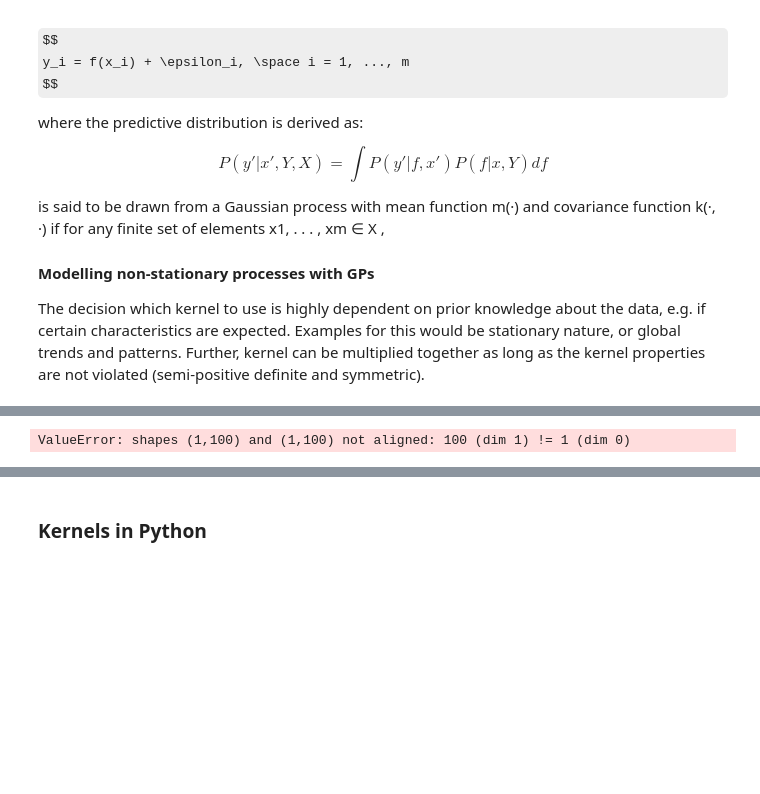
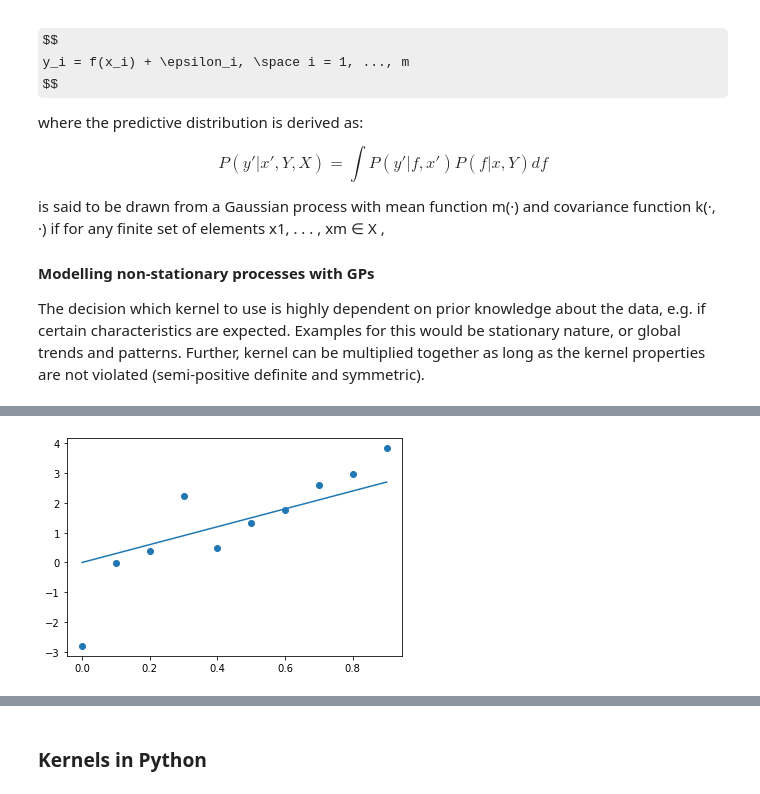
Before and after one commit to jackleekopij/Signal_processing, a Jupyter notebook: Gaussian Processes.ipynb, the cells around one changed output, grey strips where cells are left out. Saved outputs shown, nothing was run; the diff lists cells and outputs as text; code cells hidden in the pictures; some formulas as TeX source; blank space fills up the shorter version.

Commit message:
Added GP process using RBF kernel"

```diff
--- a/Gaussian Processes.ipynb
+++ b/Gaussian Processes.ipynb
@@ -150,16 +150,16 @@ plt.scatter(x,y)
 # %%
 # do Gaussian process regression
-kernel = k.DotProduct(sigma_0 = 0)
+kernel = k.DotProduct(sigma_0 = 200)
 gp = GaussianProcessRegressor(kernel=kernel).fit(np.atleast_2d(x).T,y)
 
 
-y_mean, y_std = gp.predict([x], return_std=True)
+y_mean, y_std = gp.predict(np.atleast_2d(x).T, return_std=True)
 plt.scatter(x,y, zorder=20)
 plt.plot(x, y_trend)
 plt.fill_between(x, y_mean + 2 * y_std, y_mean - 2 * y_std, alpha=0.2)
 plt.show()
 # %% [output]
-ValueError: shapes (1,100) and (1,100) not aligned: 100 (dim 1) != 1 (dim 0)
+[figure, added]
 # %%
 print(y_std)
 # %% [output]
```
Also changed, not shown: parts of 3 cells of this notebook.
